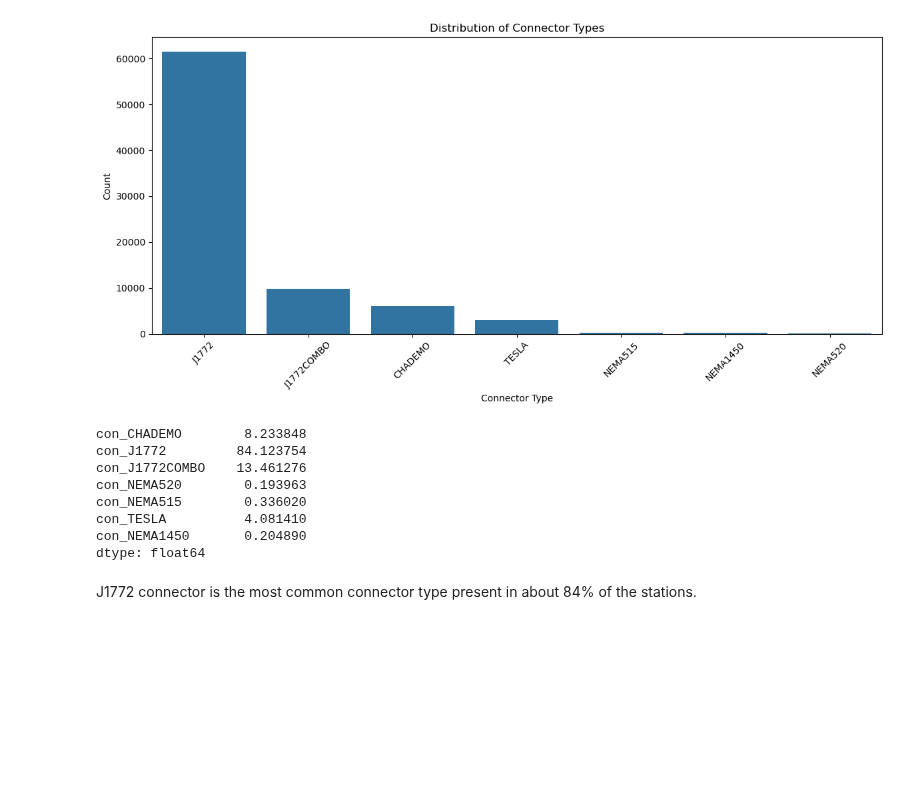
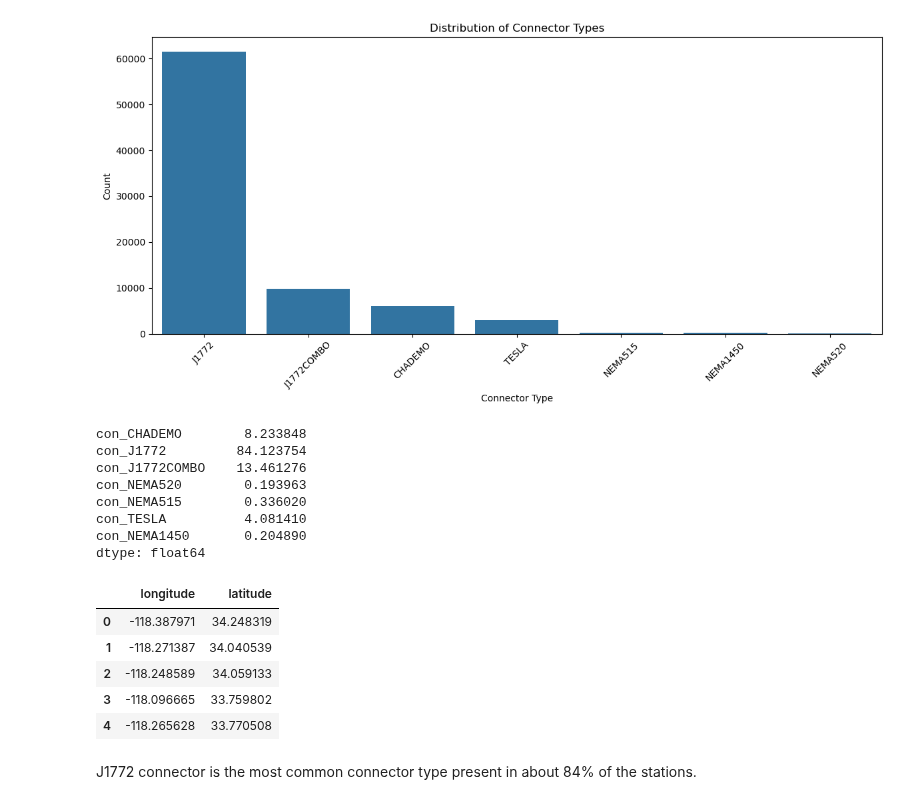
Before and after one commit to Damarispaul/Ev_Stations, a Jupyter notebook: analysis.ipynb, the cells around one changed output. Drawn from its saved outputs; the diff is of its cells as text; code cells hidden in the pictures; blank space fills up the shorter version.

```diff
--- a/analysis.ipynb
+++ b/analysis.ipynb
@@ -774,6 +778,15 @@ con_NEMA515        0.336020
 con_TESLA          4.081410
 con_NEMA1450       0.204890
 dtype: float64
+# %%
+df[['longitude', 'latitude']].head()
+# %% [output]
+|  | longitude | latitude |
+| 0 | -118.387971 | 34.248319 |
+| 1 | -118.271387 | 34.040539 |
+| 2 | -118.248589 | 34.059133 |
+| 3 | -118.096665 | 33.759802 |
+| 4 | -118.265628 | 33.770508 |
 # %% [markdown]
 J1772 connector is the most common connector type present in about 84% of the stations.
 # %% [markdown]
```
Also changed, not shown: parts of 7 cells of this notebook, 4 other files.
